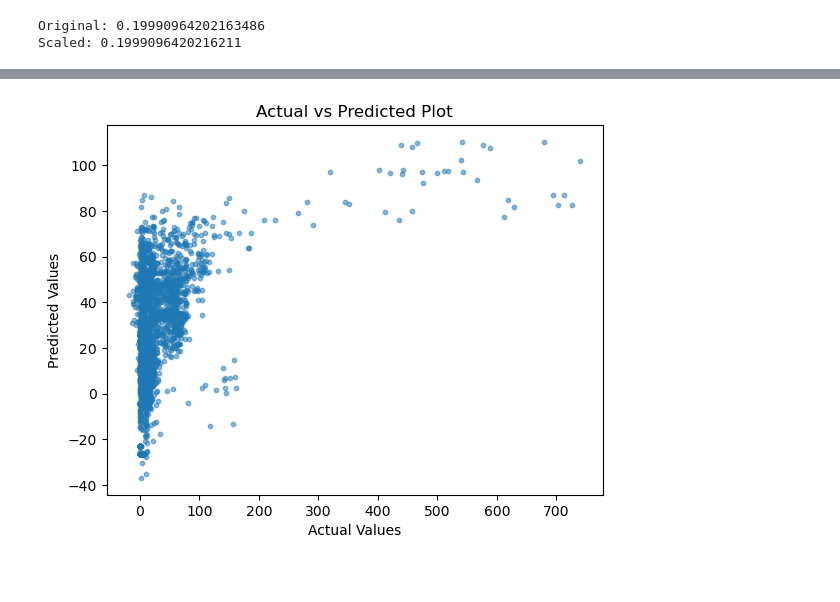
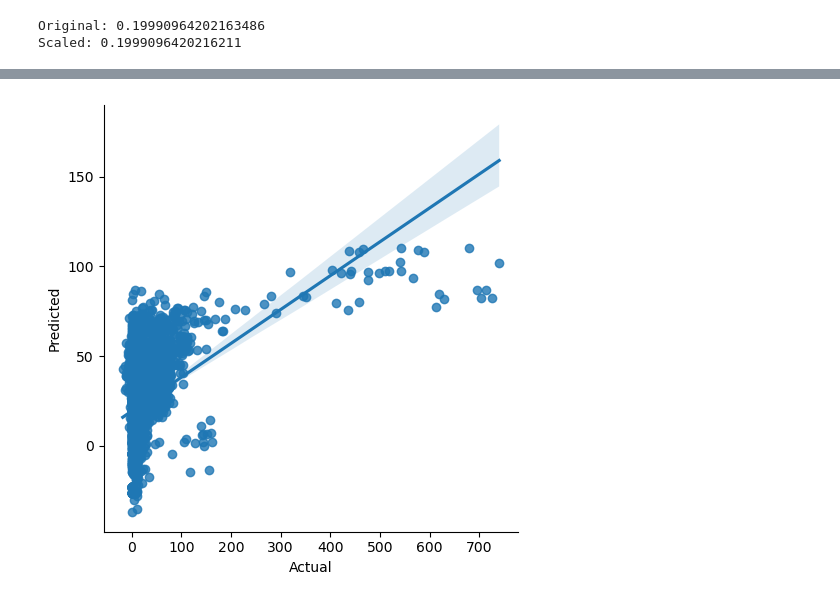
Before and after one commit to jakepper/CS5830-Group15-Project6, a Jupyter notebook: project6.ipynb, the cells around one changed output, grey strips where cells are left out. Saved outputs shown, nothing was run; the diff lists cells and outputs as text; code cells hidden in the pictures; blank space fills up the shorter version.

```diff
--- a/project6.ipynb
+++ b/project6.ipynb
@@ -291,15 +306,16 @@ plt.show()
-# %%
-# predict the target variable using the test data
-y_pred = pipe.predict(X_test)
-
-# create an actual vs predicted plot
-plt.scatter(y_test, y_pred, s=10, alpha=0.5)
-plt.xlabel('Actual Values')
-plt.ylabel('Predicted Values')
-plt.title('Actual vs Predicted Plot')
-plt.show()
-# %% [output]
-[figure, removed]
+# %%
+import seaborn as sns
+
+# Create a dataframe with actual and predicted values for the testing data
+predictions = pd.DataFrame({'Actual': y_test, 'Predicted': model.predict(X_test)})
+
+# Create a scatter plot with a linear regression line
+sns.lmplot(x='Actual', y='Predicted', data=predictions)
+
+# Show the plot
+plt.show()
+# %% [output]
+[figure, added]
 # %%
 import statsmodels.api as sm
 
```
Also changed, not shown: parts of 13 cells of this notebook.
